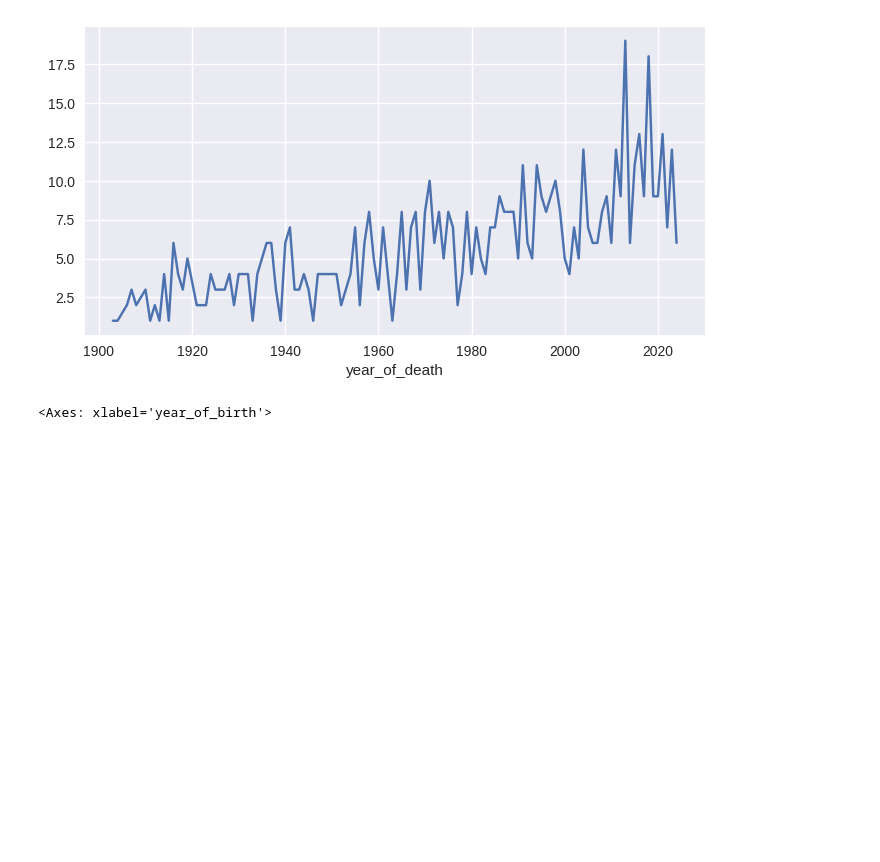
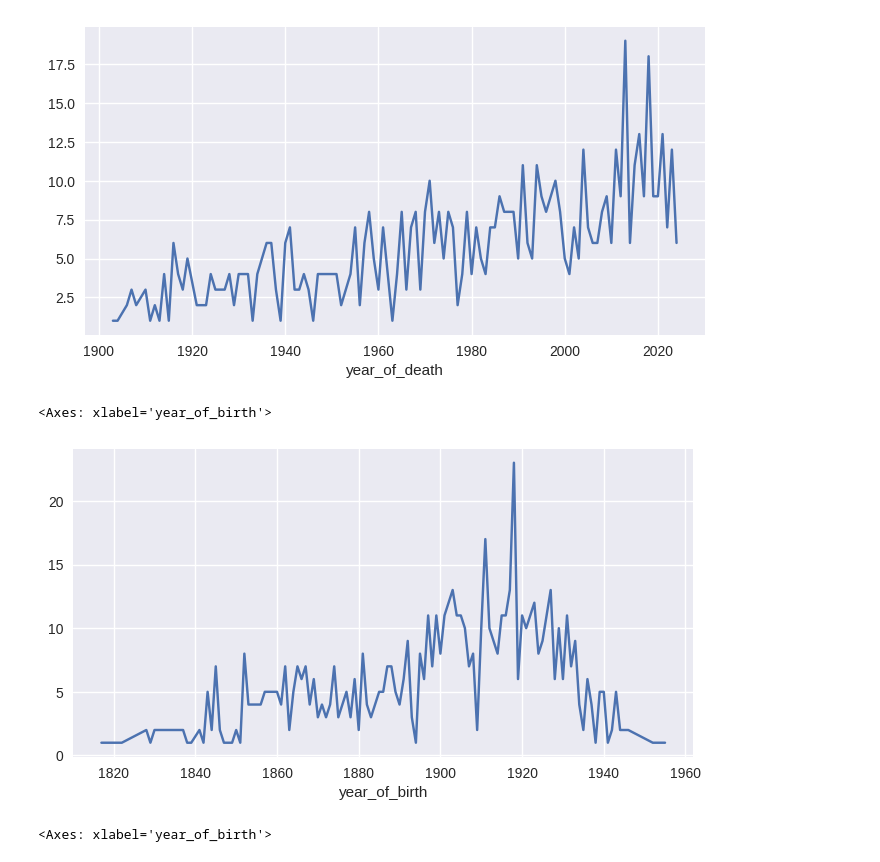
Before and after one commit to FilipeOrfao/data_visualization_with_python_and_javascript, a Jupyter notebook: 011_/main.ipynb, the cells around one changed output. Saved outputs shown, nothing was run; the diff lists cells and outputs as text; code cells hidden in the pictures; blank space fills up the shorter version.

```diff
--- a/011_/main.ipynb
+++ b/011_/main.ipynb
@@ -608,6 +608,18 @@ year_of_death.groupby(['year_of_death']).size().plot()
 # %% [output]
 <Axes: xlabel='year_of_death'>
 [figure]
+# %%
+df_temp = df[df.age_at_death.notnull()]
+
+year_index = pd.Index(np.arange(1901, 2023), name="year")
+
+year_of_birth = pd.DataFrame()
+year_of_birth['year_of_birth'] = pd.DataFrame([i.year for i in df_temp['date_of_birth']])
+year_of_birth['year_of_birth'] = year_of_birth
+year_of_birth.groupby(['year_of_birth']).size().plot()
+# %% [output]
+<Axes: xlabel='year_of_birth'>
+[figure, added]
 # %%
 # df_temp = df[df.age_at_death.notnull()]
 
```
Also changed, not shown: 4 other files.
